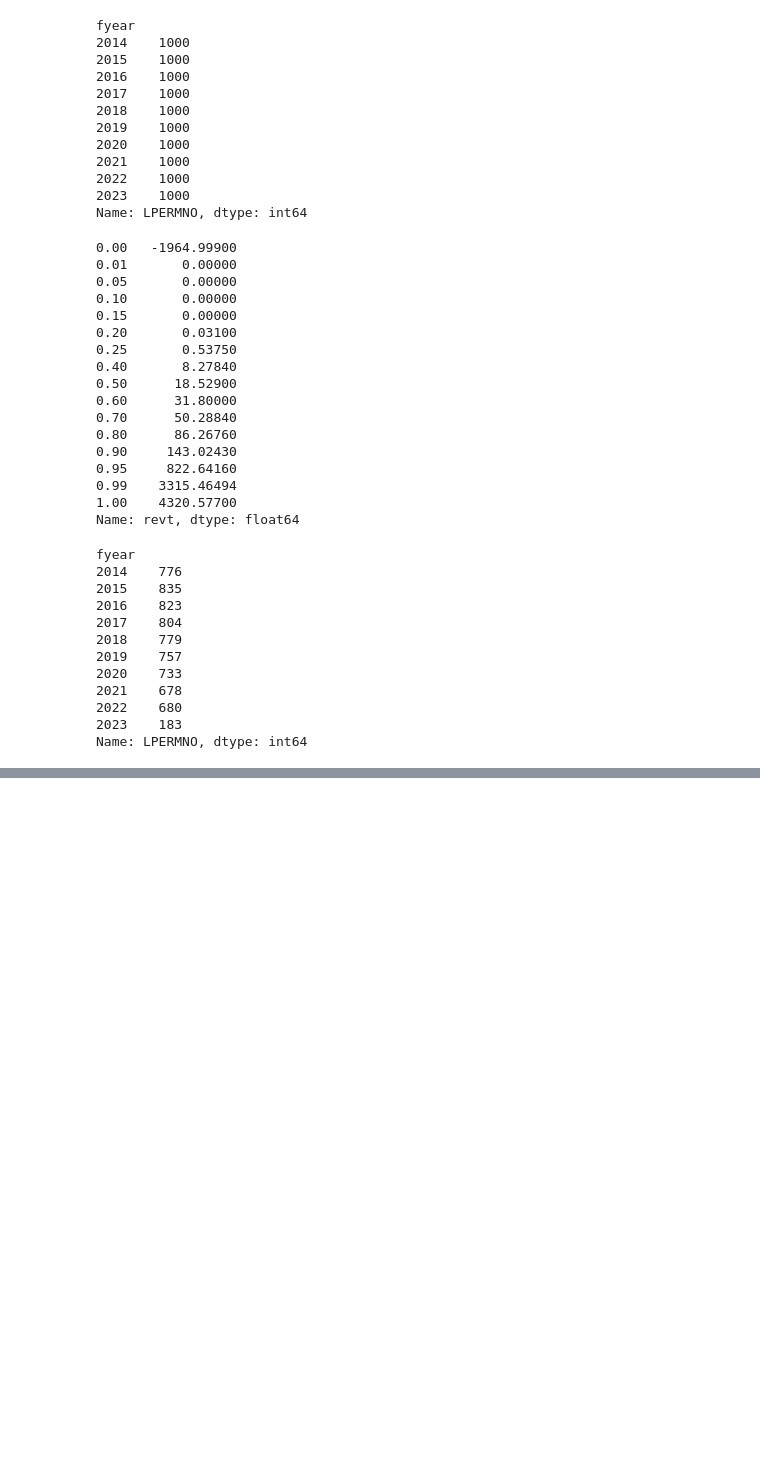
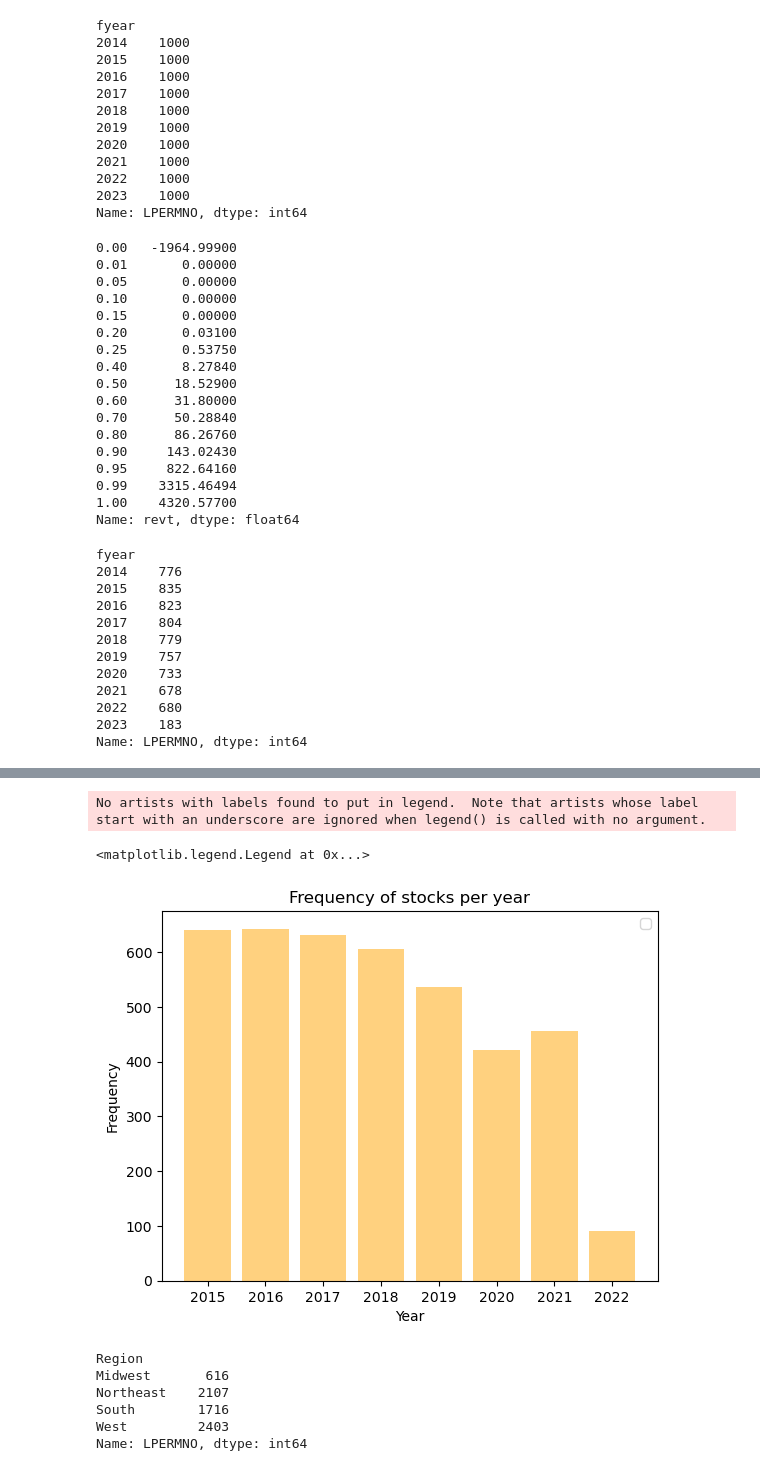
Before and after one commit to vaap1997/CREDITRISK, a Jupyter notebook: Universe.ipynb, the cells around one changed output, grey strips where cells are left out. Saved outputs shown, nothing was run; the diff lists cells and outputs as text; code cells hidden in the pictures; blank space fills up the shorter version.

```diff
--- a/Universe.ipynb
+++ b/Universe.ipynb
@@ -137,0 +154,8 @@ fundamentals_small.to_csv('small_companies_variables.csv')
+# %%
+#PDs
+mapped_pds = pd.read_csv('mapped_pds.csv',index_col=0)
+mapped_pds = mapped_pds[mapped_pds['Year']>=2016]
+mapped_pds = mapped_pds[['Year', 'Company Name', 'Ticker', 'pd_score']]
+mapped_pds['Year_1'] = mapped_pds['Year']-1
+mapped_pds.rename(columns={'Year_1':'fyear','Ticker':'tic'},inplace=True)
+mapped_pds.head()
@@ -137,0 +169,4 @@ fundamentals_small.to_csv('small_companies_variables.csv')
+# %%
+# states
+states_regions = pd.read_csv('regions_divisions.csv')
+states_regions.head()
@@ -137,0 +180,10 @@ fundamentals_small.to_csv('small_companies_variables.csv')
+# %%
+mapped_pds['pd_score'] = np.where(mapped_pds['pd_score'].isin(['NaN','#N/A Invalid Security']),np.nan,mapped_pds['pd_score'])
+mapped_pds['pd_score'] = mapped_pds['pd_score'].astype(float)
+# %%
+print(len(fundamentals))
+fundamentals = fundamentals.merge(mapped_pds, on=['fyear','tic'], how='left')
+print(len(fundamentals))
+fundamentals = fundamentals.merge(states_regions, left_on='state' ,right_on='State Code', how='left')
+print(len(fundamentals))
+fundamentals.head()
@@ -137,0 +201,27 @@ fundamentals_small.to_csv('small_companies_variables.csv')
+# %%
+tmp = fundamentals[(fundamentals['fyear'].between(2015,2022))&(~fundamentals['pd_score'].isnull())].groupby(['fyear'])['LPERMNO'].count()
+
+fyear_values = tmp.index
+counts = tmp.values
+
+plt.bar(fyear_values, counts, color='orange', alpha=0.5)
+
+# Add labels, title, and legend
+plt.xlabel('Year')
+plt.ylabel('Frequency')
+plt.title('Frequency of stocks per year')
+plt.xticks(fyear_values)  # Set x-axis labels
+plt.legend()
+# %% [output]
+No artists with labels found to put in legend.  Note that artists whose label start with an underscore are ignored when legend() is called with no argument.
+<matplotlib.legend.Legend at 0x...>
+[figure, added]
+# %%
+fundamentals.groupby('Region')['LPERMNO'].count()
+# %% [output]
+Region
+Midwest       616
+Northeast    2107
+South        1716
+West         2403
+Name: LPERMNO, dtype: int64
```
Also changed, not shown: parts of 88 cells of this notebook, 2 other files.
